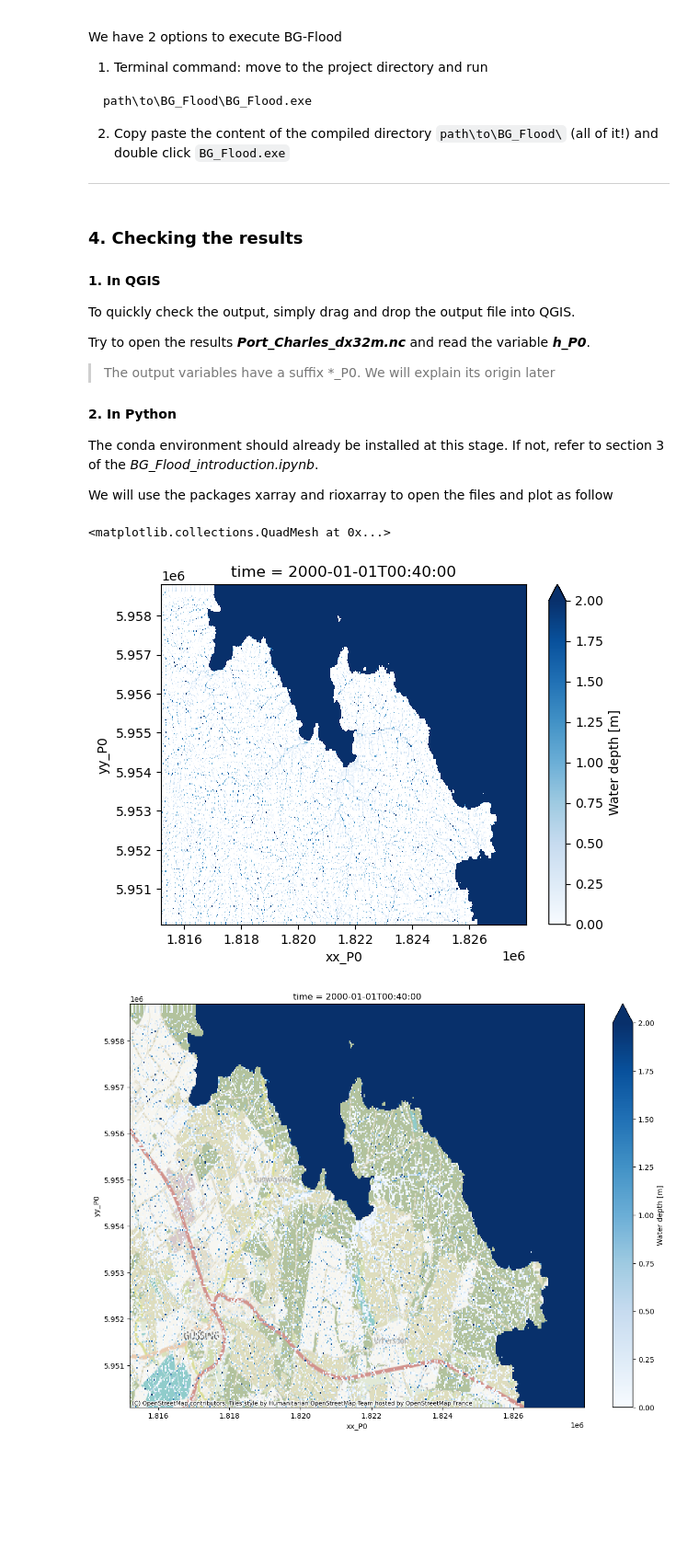
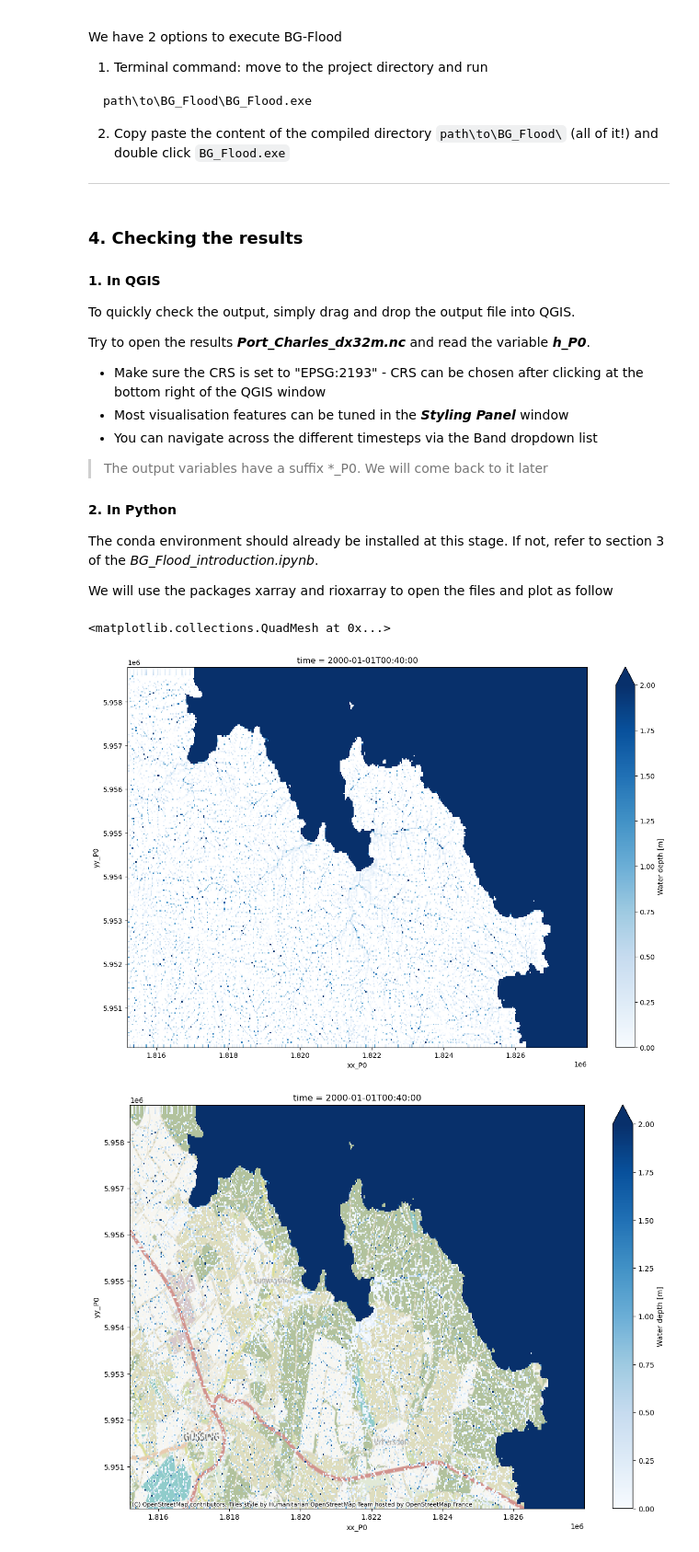
Before and after one commit to UoA-CEE-Hazards/BG_Flood_workshop, a Jupyter notebook: Tutorial_1_Simple_Rain_Port_Charles/1_First_run_32m.ipynb, the cells around one changed output. Shown at 92% size. Drawn from its saved outputs; the diff is of its cells as text; code cells hidden in the pictures; blank space fills up the shorter version.

```diff
--- a/Tutorial_1_Simple_Rain_Port_Charles/1_First_run_32m.ipynb
+++ b/Tutorial_1_Simple_Rain_Port_Charles/1_First_run_32m.ipynb
@@ -95,8 +99,11 @@ path\to\BG_Flood\BG_Flood.exe
 To quickly check the output, simply drag and drop the output file into QGIS.
 
 Try to open the results ***Port_Charles_dx32m.nc*** and read the variable ***h_P0***.
+- Make sure the CRS is set to "EPSG:2193" - CRS can be chosen after clicking at the bottom right of the QGIS window
+- Most visualisation features can be tuned in the ***Styling Panel*** window
+- You can navigate across the different timesteps via the Band dropdown list
 
-> The output variables have a suffix *_P0. We will explain its origin later
+> The output variables have a suffix *_P0. We will come back to it later
 
 #### 2. In Python
 The conda environment should already be installed at this stage. If not, refer to section 3 of the *BG_Flood_introduction.ipynb*.
@@ -111,19 +121,24 @@ import numpy as np
 # %%
 #%%% SIMPLE PLOT
 
 
 
 # Replace with the path to your output file.
 BGout_path = "/mnt/e/04_BG-Flood/Tutorial/Tutorial_3_Simple_Rain_Port_Charles/Port_Charles_dx32m.nc"
 #BGout_path = "\path\to\Tutorial_1\Port_Charles_dx32m.nc"
 
-# Open the dataset with xarray.
+# Open the dataset containing all your variables with xarray.
 ds = xr.open_dataset(BGout_path)
 
-# Simple plot
+# All the variables composing an xarray dataset are named dataarray.
+# With xarray, you can immediately plot a timestep of a dataarray as follow:
 timestep = 4
 ds["h_P0"][timestep].plot(vmin=0, vmax=2, cmap="Blues")
+
+# If you want to have more control on the plot, you can create a figure and axis with matplotlib, and then plot the dataarray on that axis.
+fig, ax = plt.subplots(figsize=(15, 10))
+ds["h_P0"][timestep].plot(ax=ax, vmin=0, vmax=2, cmap="Blues")
 # %% [output]
 <matplotlib.collections.QuadMesh at 0x...>
-[figure, old version]
+[figure, new version]
 # %%
```
Also changed, not shown: parts of 6 cells of this notebook, 1 other file.
